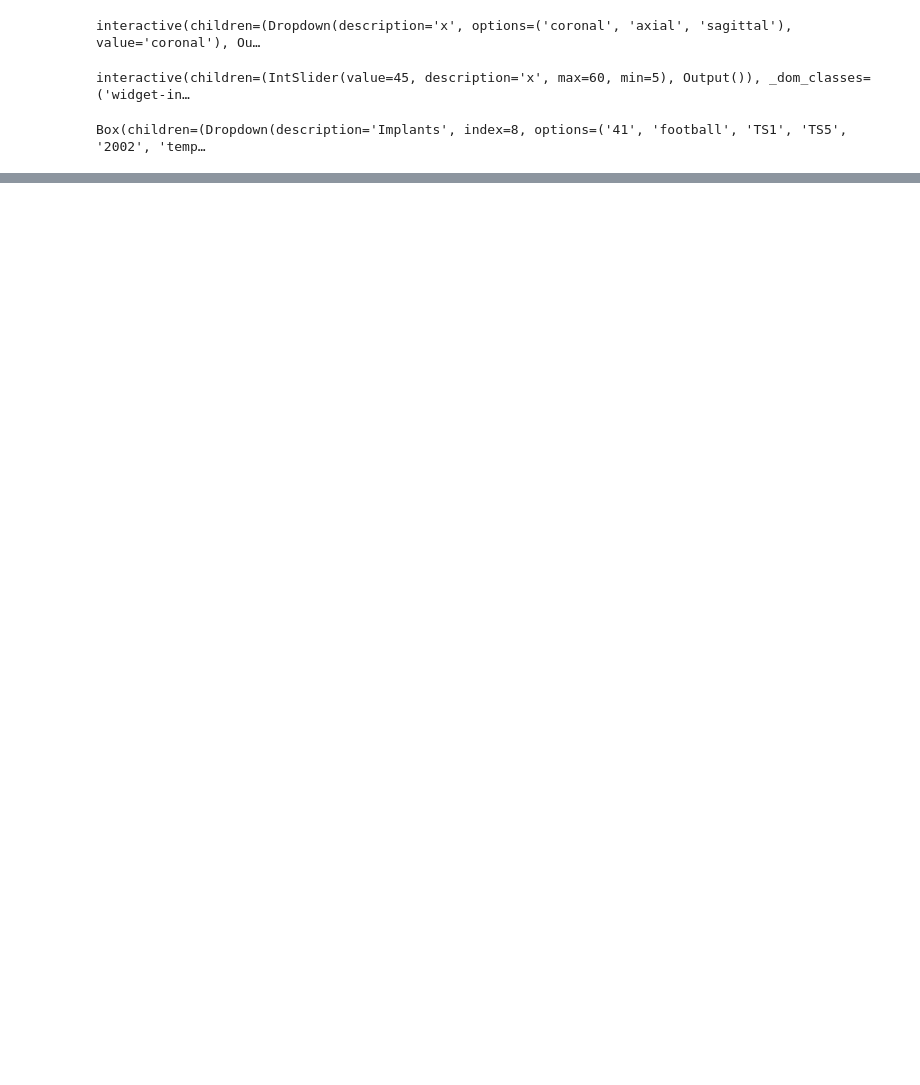
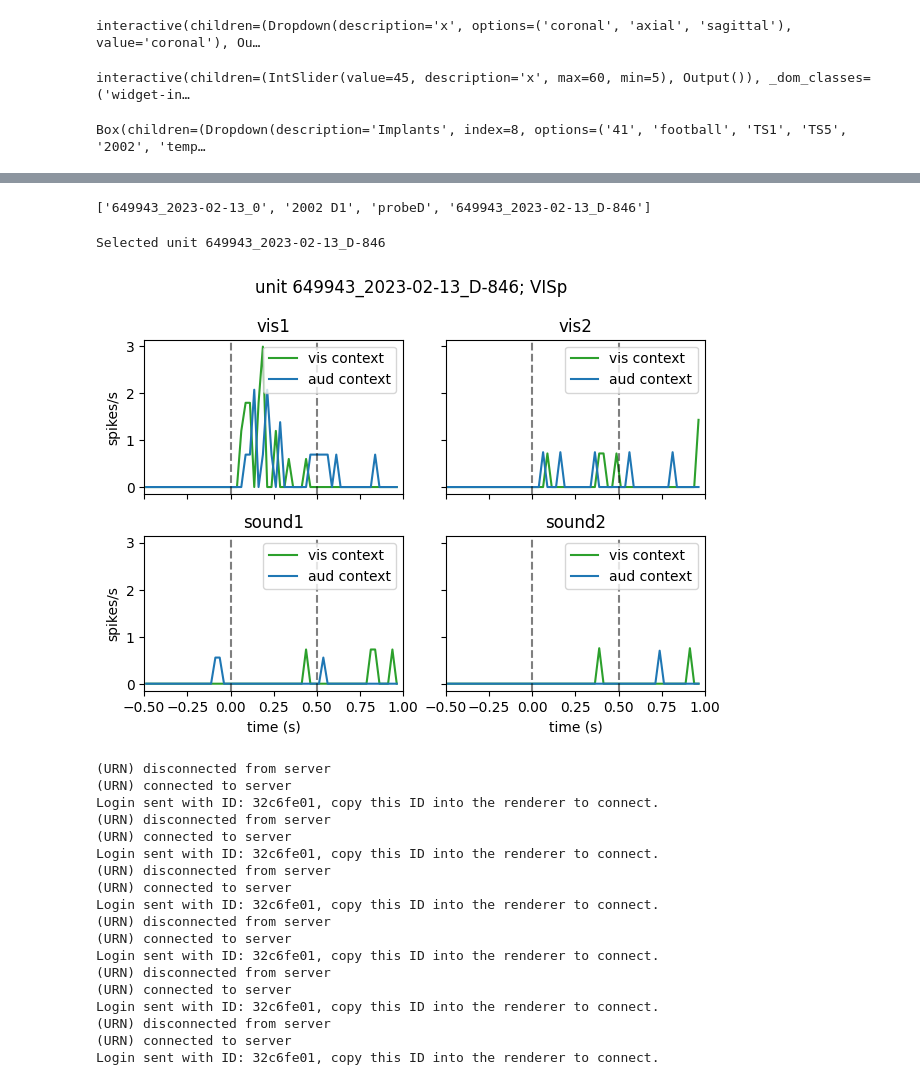
Before and after one commit to AllenInstitute/dynamicrouting-summary, a Jupyter notebook: src/dynamicrouting_summary/area_trajectories.ipynb, the cells around one changed output, grey strips where cells are left out. Cells and saved outputs as stored; diff of their text form; code cells hidden in the pictures; blank space fills up the shorter version.

Commit message:
add psth plot when clicking on unit

```diff
--- a/src/dynamicrouting_summary/area_trajectories.ipynb
+++ b/src/dynamicrouting_summary/area_trajectories.ipynb
@@ -82,6 +110,9 @@ units_structures = pq.ParquetDataset(npc_lims.get_cache_path('units', version=VE
 # %%
 electrodes_original = dr.add_bool_columns(electrodes_original, version=VERSION)
 units_structures_with_bools = dr.add_bool_columns(units_structures, version=VERSION)
+#electrodes_original = electrodes_original[electrodes_original['subject_id'].isin(subjects_passing_behavior)]
+units_structures_with_bools = units_structures_with_bools[units_structures_with_bools['subject_id'].isin(subjects_passing_behavior)]
+
 units_structures_with_bools.dropna(inplace=True)
 units_structures_with_bools.columns
 # %% [output]
@@ -161 +168,4 @@ Index(['structure', 'location', 'peak_channel', 'subject_id', 'session_idx',
       dtype='object')
+# %%
+units_structures_with_bools_dr = units_structures_with_bools_dr.merge(electrode_groups, left_on=['session_id', 'group_name'], right_on=['session_id', 'name'])
+units_structures_with_bools_dr.columns
@@ -296,14 +446,14 @@ def update_3d_viewer(area: str) -> tuple[list]:
     units_structures_with_bools_dr_area = units_structures_with_bools_dr[units_structures_with_bools_dr['structure'] == area]
     electrodes_structures_area = electrodes[electrodes['structure'] == area]
 
-    print(f"{area}: {len(electrodes_structures_area['subject_id'].unique())} mice")
+    print(f"{area}: {len(electrodes_structures_area['subject_id_x'].unique())} mice")
     print(f"{area}: {len(electrodes_structures_area['session_id'].unique())} sessions")
     print(f"{area}: {len(units_structures_with_bools_dr_area)} units")
 
-    pmeshes = urchin.meshes.create(len(electrodes_structures_area)) #creates 2 primitives, stored in list pmeshes
-    coords = electrodes_structures_area[['x', 'z', 'y']].to_numpy().tolist()
+    pmeshes = urchin.meshes.create(len(units_structures_with_bools_dr_area)) #creates 2 primitives, stored in list pmeshes
+    coords = units_structures_with_bools_dr_area[['ccf_ap', 'ccf_ml', 'ccf_dv']].to_numpy().tolist()
     callback_ids = [mesh.id for mesh in pmeshes]
-    session_list = electrodes_structures_area[['session_id', 'location_y', 'group_name']].to_numpy().tolist()
+    session_list = units_structures_with_bools_dr_area[['session_id', 'location_y', 'group_name', 'unit_id']].to_numpy().tolist()
 
     urchin.ccf25.root.set_visibility(True)
     urchin.ccf25.root.set_material('transparent-lit')
@@ -315,10 +465,10 @@ def update_3d_viewer(area: str) -> tuple[list]:
     sizes_list = [[0.07,0.07,0.07]]*len(coords)
 
     urchin.meshes.set_positions(pmeshes,coords_list) #sets the positions of the primitives
-    urchin.meshes.set_colors(pmeshes, get_subject_colors(electrodes_structures_area))
+    urchin.meshes.set_colors(pmeshes, get_subject_colors(units_structures_with_bools_dr_area))
     urchin.meshes.set_scales(pmeshes, sizes_list)
 
-    area_list = urchin.ccf25.get_areas([x])
+    area_list = urchin.ccf25.get_areas([area])
 
     urchin.ccf25.set_visibilities(area_list, True, urchin.utils.Side.LEFT)
     urchin.ccf25.set_materials(area_list, 'transparent-unlit', "left")
@@ -390,12 +545,43 @@ for area in units_structure_areas_no_white_matter['structure'].unique():
 df_counts = pd.DataFrame(counts)
 # %%
 df_counts.style.applymap(lambda x: 'background-color : red' if x>=3 else '', subset=['num_subjects']).applymap(lambda x: 'background-color : red' if x>150 else '', subset=['num_units'])
+# %%
+import zarr
+times = zarr.open(npc_lims.get_cache_path('spike_times', version='any'))
 # %%
-from IPython.display import display, clear_output
+from IPython.display import display, Image, clear_output
+import matplotlib.pyplot as plt
+%matplotlib inline
 
 def display_session_trajectory(index: str):
+    session = session_list[call_back_ids.index(index)]
+    session_id = npc_session.SessionRecord(session[0])
     clear_output()
-    session = session_list[call_back_ids.index(index)]
     display(session)
+    fig = dr.plot_unit_by_id(session[3], times[f'/{session_id.subject}_{session_id.date}/{session[3]}'][:])
+    display(fig)
+    plt.close(fig)
 
 urchin.meshes.callback = display_session_trajectory
+# %% [output]
+['649943_2023-02-13_0', '2002 D1', 'probeD', '649943_2023-02-13_D-846']
+Selected unit 649943_2023-02-13_D-846
+[figure, added]
+(URN) disconnected from server
+(URN) connected to server
+Login sent with ID: 32c6fe01, copy this ID into the renderer to connect.
+(URN) disconnected from server
+(URN) connected to server
+Login sent with ID: 32c6fe01, copy this ID into the renderer to connect.
+(URN) disconnected from server
+(URN) connected to server
+Login sent with ID: 32c6fe01, copy this ID into the renderer to connect.
+(URN) disconnected from server
+(URN) connected to server
+Login sent with ID: 32c6fe01, copy this ID into the renderer to connect.
+(URN) disconnected from server
+(URN) connected to server
+Login sent with ID: 32c6fe01, copy this ID into the renderer to connect.
+(URN) disconnected from server
+(URN) connected to server
+Login sent with ID: 32c6fe01, copy this ID into the renderer to connect.
```
Also changed, not shown: parts of 17 cells of this notebook, 6 other files.
